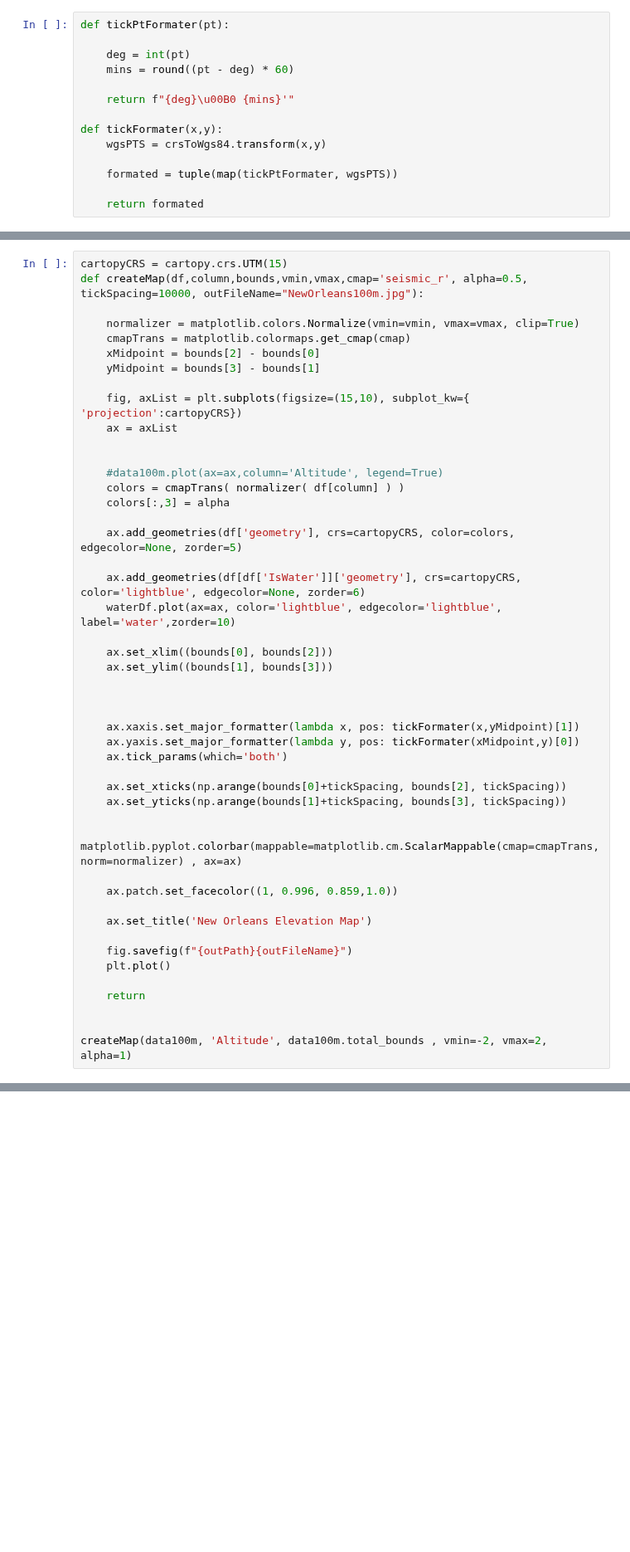
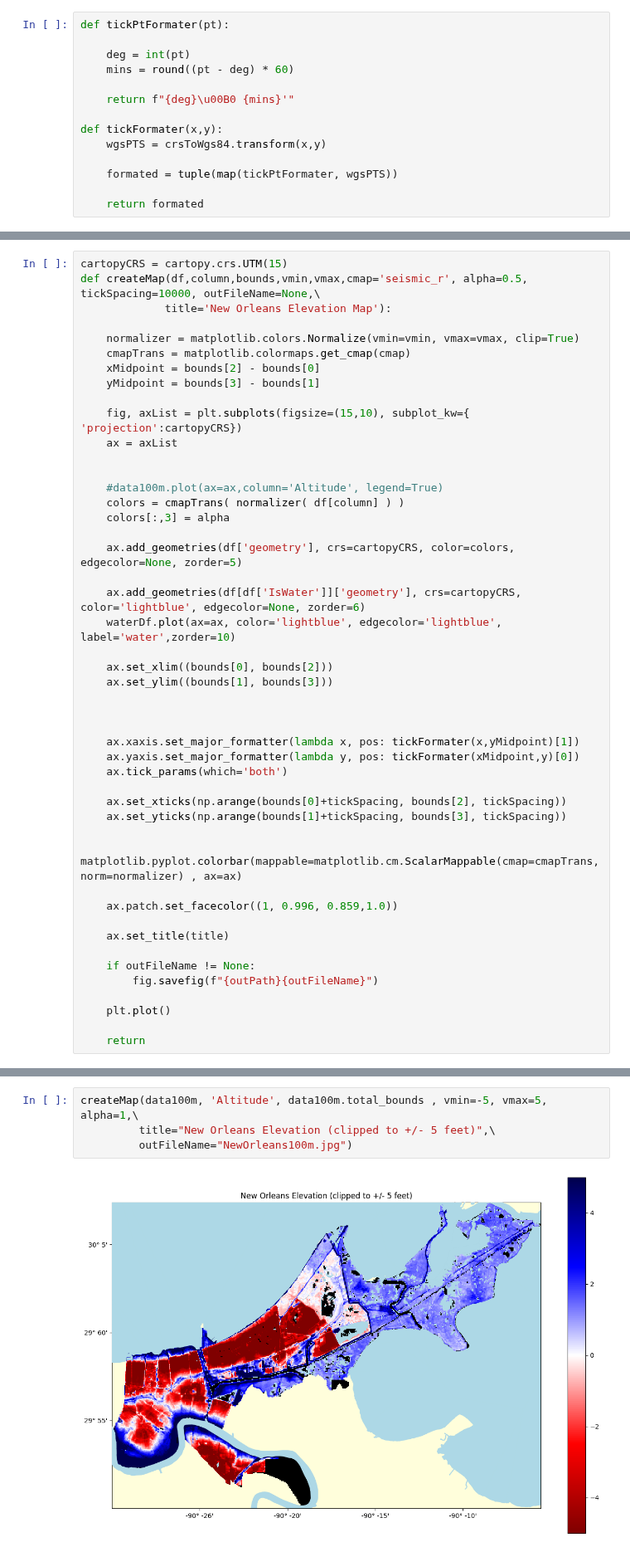
Before and after one commit to GarysCorner/NewOrleansElevation, a Jupyter notebook: CreateMaps_NewOrleans.ipynb, the cells around one changed output, grey strips where cells are left out. Shown at 83% size. Saved outputs shown, nothing was run; the diff lists cells and outputs as text; blank space fills up the shorter version.

```diff
--- a/CreateMaps_NewOrleans.ipynb
+++ b/CreateMaps_NewOrleans.ipynb
@@ -97,6 +101,7 @@ data100m.head(1)
 # %%
 cartopyCRS = cartopy.crs.UTM(15)
-def createMap(df,column,bounds,vmin,vmax,cmap='seismic_r', alpha=0.5, tickSpacing=10000, outFileName="NewOrleans100m.jpg"):
+def createMap(df,column,bounds,vmin,vmax,cmap='seismic_r', alpha=0.5, tickSpacing=10000, outFileName=None,\
+             title='New Orleans Elevation Map'):
 
     normalizer = matplotlib.colors.Normalize(vmin=vmin, vmax=vmax, clip=True)
     cmapTrans = matplotlib.colormaps.get_cmap(cmap)
@@ -132,12 +137,11 @@ def createMap(df,column,bounds,vmin,vmax,cmap='seismic_r', alpha=0.5, tickSpacin
 
     ax.patch.set_facecolor((1, 0.996, 0.859,1.0))
 
-    ax.set_title('New Orleans Elevation Map')
+    ax.set_title(title)
 
-    fig.savefig(f"{outPath}{outFileName}")
+    if outFileName != None:
+        fig.savefig(f"{outPath}{outFileName}")
+
     plt.plot()
 
     return
-
-
-createMap(data100m, 'Altitude', data100m.total_bounds , vmin=-2, vmax=2, alpha=1)
@@ -145,0 +148,6 @@ createMap(data100m, 'Altitude', data100m.total_bounds , vmin=-2, vmax=2, alpha=1
+# %%
+createMap(data100m, 'Altitude', data100m.total_bounds , vmin=-5, vmax=5, alpha=1,\
+         title="New Orleans Elevation (clipped to +/- 5 feet)",\
+         outFileName="NewOrleans100m.jpg")
+# %% [output]
+[figure, added]
```
Also changed, not shown: parts of 11 cells of this notebook, 1 other file.
